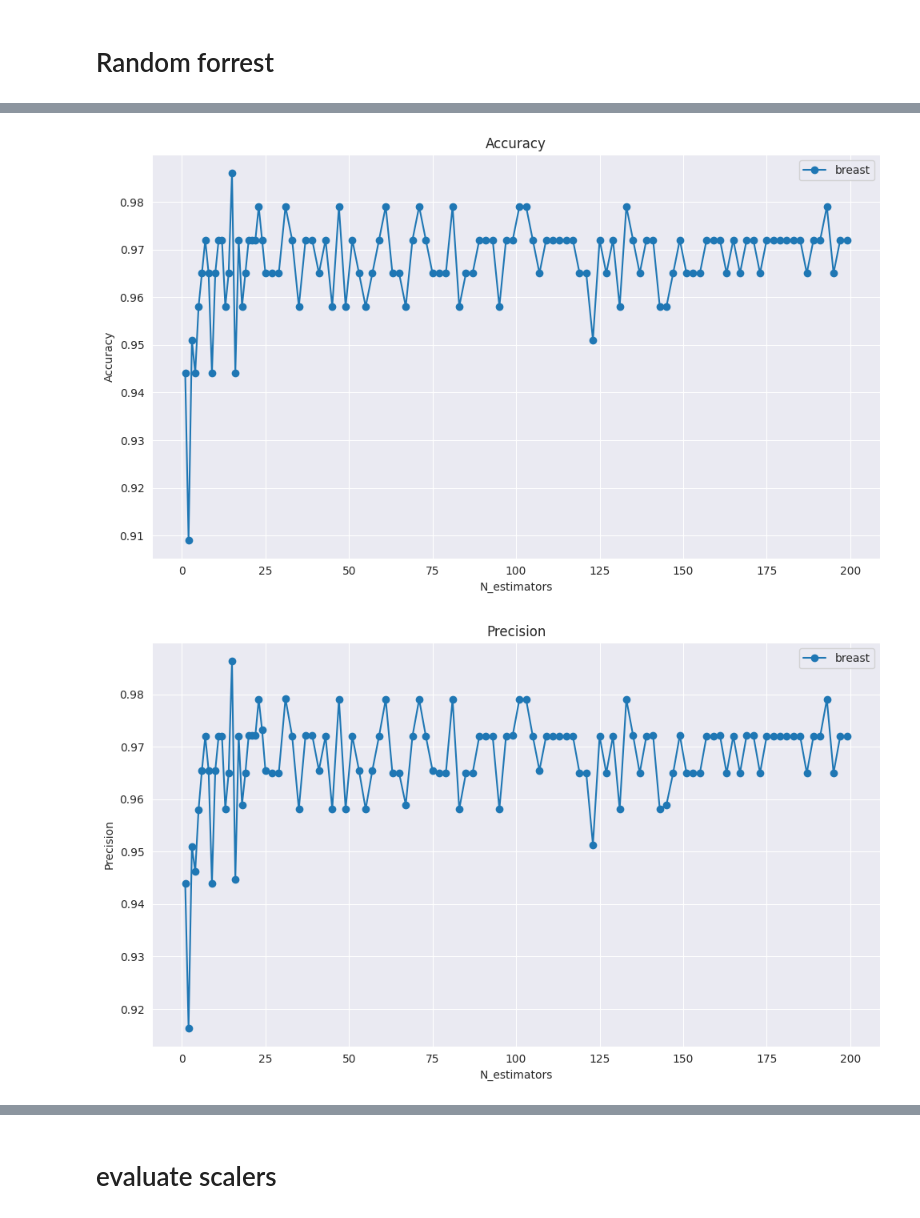
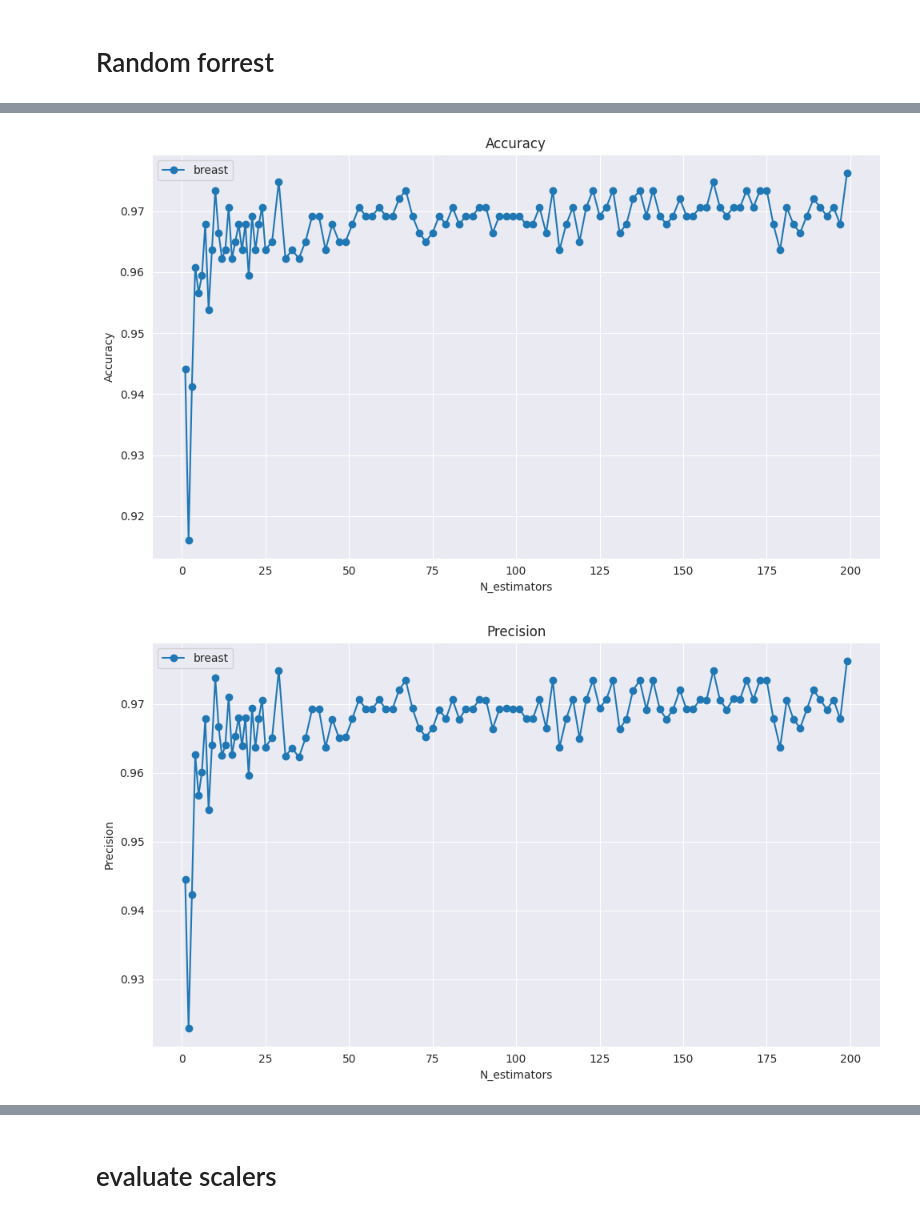
Before and after one commit to Maustrian3/ML24, a Jupyter notebook: exercise-1/breast.ipynb, the cells around one changed output, grey strips where cells are left out. Drawn from its saved outputs; the diff is of its cells as text; code cells hidden in the pictures.

Commit message:
improve tests

```diff
--- a/exercise-1/breast.ipynb
+++ b/exercise-1/breast.ipynb
@@ -524,8 +361,8 @@ hyperparameters = {
     'verbose': False,
 }
 hyperparameters_iterator = {'n_estimators': chain(range(1, 25, 1), range(25, 200, 2))}
-rf_n_estimators = evaluator.evaluate2(RandomForestClassifier, X_train, y_train, X_test, y_test, hyperparameters=hyperparameters,
-                           hyperparameters_iterate=hyperparameters_iterator)
+rf_n_estimators = evaluator.evaluate2_mean(RandomForestClassifier, X_train, y_train, X_test, y_test, hyperparameters=hyperparameters,
+                           hyperparameters_iterate=hyperparameters_iterator, number_of_tests=5)
 evaluator.draw_diagram2_list({"breast": rf_n_estimators}, x_axis='n_estimators', y_axis=['accuracy', 'precision', 'recall', 'f1', 'time'], logaritmic=False)
 # %% [output]
 ================================================================================
@@ -547,3 +384,3 @@ Confusion Matrix:
 ================================================================================
-[figure, old version]
+[figure, new version]
-[figure, old version]
+[figure, new version]
```
Also changed, not shown: parts of 9 cells of this notebook, 2 other files.
